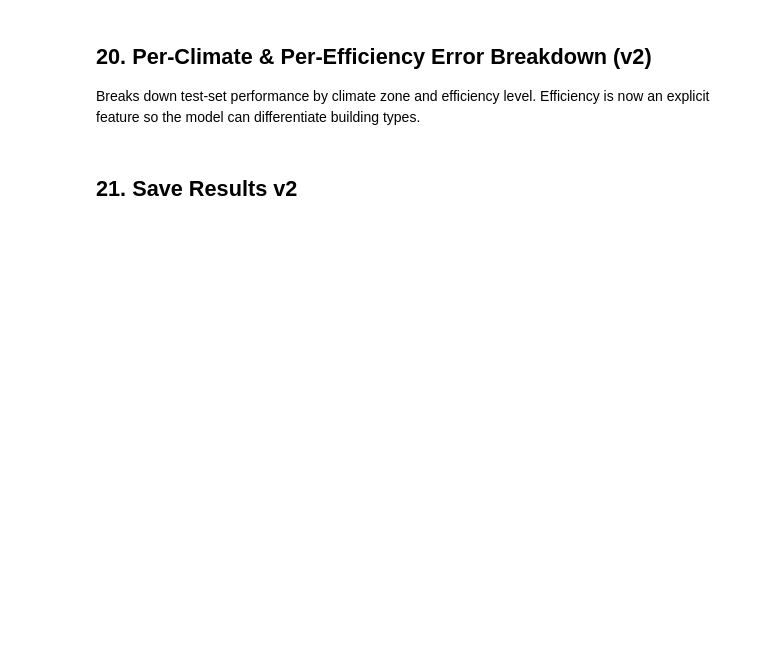
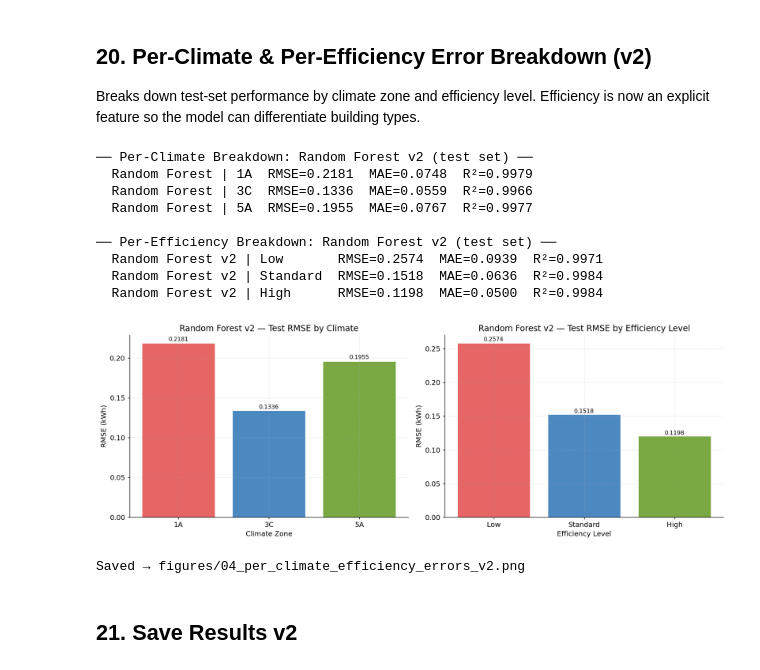
Before and after one commit to squatonbush/FYP, a Jupyter notebook: notebooks/04_ml_model.ipynb, the cells around one changed output. Drawn from its saved outputs; the diff is of its cells as text; code cells hidden in the pictures; blank space fills up the shorter version.

```diff
--- a/notebooks/04_ml_model.ipynb
+++ b/notebooks/04_ml_model.ipynb
@@ -1097,6 +1119,8 @@ print('Saved → figures/04_actual_vs_predicted_v2.png')
 
 Breaks down test-set performance by climate zone and efficiency level. Efficiency is now an explicit feature so the model can differentiate building types.
 # %%
+EFFICIENCY_COLOURS = {'Low': '#E24B4A', 'Standard': '#2E75B6', 'High': '#639922'}
+
 def get_efficiency(df):
     """Reconstruct efficiency label from OHE columns."""
     return np.where(df['efficiency_Low'].values == 1, 'Low',
@@ -1127,33 +1151,45 @@ fig, axes = plt.subplots(1, 2, figsize=(14, 5))
 
 # Per-climate
 clim_zones = ['1A', '3C', '5A']
 clim_rmse  = [climate_results_v2[c]['rmse'] for c in clim_zones]
 clim_r2    = [climate_results_v2[c]['r2']   for c in clim_zones]
 clim_colours = [CLIMATE_COLOURS[c] for c in clim_zones]
 
 axes[0].bar(clim_zones, clim_rmse, color=clim_colours, alpha=0.85)
 for i, v in enumerate(clim_rmse):
     axes[0].text(i, v * 1.01, f'{v:.4f}', ha='center', va='bottom', fontsize=9)
 axes[0].set_ylabel('RMSE (kWh)')
 axes[0].set_title(f'{best_label_v2} v2 — Test RMSE by Climate')
 axes[0].set_xlabel('Climate Zone')
 
 # Per-efficiency
 eff_list   = ['Low', 'Standard', 'High']
 eff_rmse   = [eff_results_v2[e]['rmse'] for e in eff_list]
 eff_cols   = [EFFICIENCY_COLOURS.get(e, '#888888') for e in eff_list]
 
 axes[1].bar(eff_list, eff_rmse, color=eff_cols, alpha=0.85)
 for i, v in enumerate(eff_rmse):
     axes[1].text(i, v * 1.01, f'{v:.4f}', ha='center', va='bottom', fontsize=9)
 axes[1].set_ylabel('RMSE (kWh)')
 axes[1].set_title(f'{best_label_v2} v2 — Test RMSE by Efficiency Level')
 axes[1].set_xlabel('Efficiency Level')
 
 plt.tight_layout()
 fig.savefig(FIG_OUT / '04_per_climate_efficiency_errors_v2.png', dpi=150)
 plt.show()
 print('Saved → figures/04_per_climate_efficiency_errors_v2.png')
+# %% [output]
+── Per-Climate Breakdown: Random Forest v2 (test set) ──
+  Random Forest | 1A  RMSE=0.2181  MAE=0.0748  R²=0.9979
+  Random Forest | 3C  RMSE=0.1336  MAE=0.0559  R²=0.9966
+  Random Forest | 5A  RMSE=0.1955  MAE=0.0767  R²=0.9977
+
+── Per-Efficiency Breakdown: Random Forest v2 (test set) ──
+  Random Forest v2 | Low       RMSE=0.2574  MAE=0.0939  R²=0.9971
+  Random Forest v2 | Standard  RMSE=0.1518  MAE=0.0636  R²=0.9984
+  Random Forest v2 | High      RMSE=0.1198  MAE=0.0500  R²=0.9984
+[figure, added]
+Saved → figures/04_per_climate_efficiency_errors_v2.png
 # %% [markdown]
 ## 21. Save Results v2
 # %%
```
Also changed, not shown: parts of 8 cells of this notebook, 2 other files.
